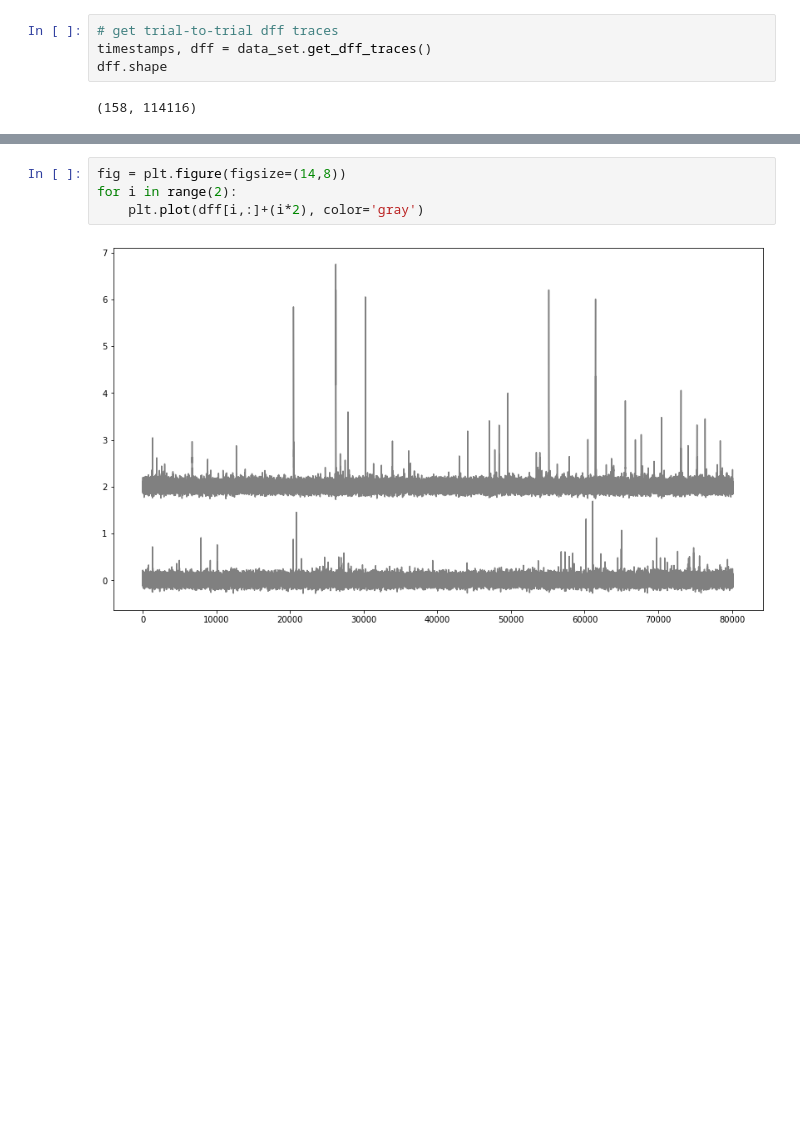
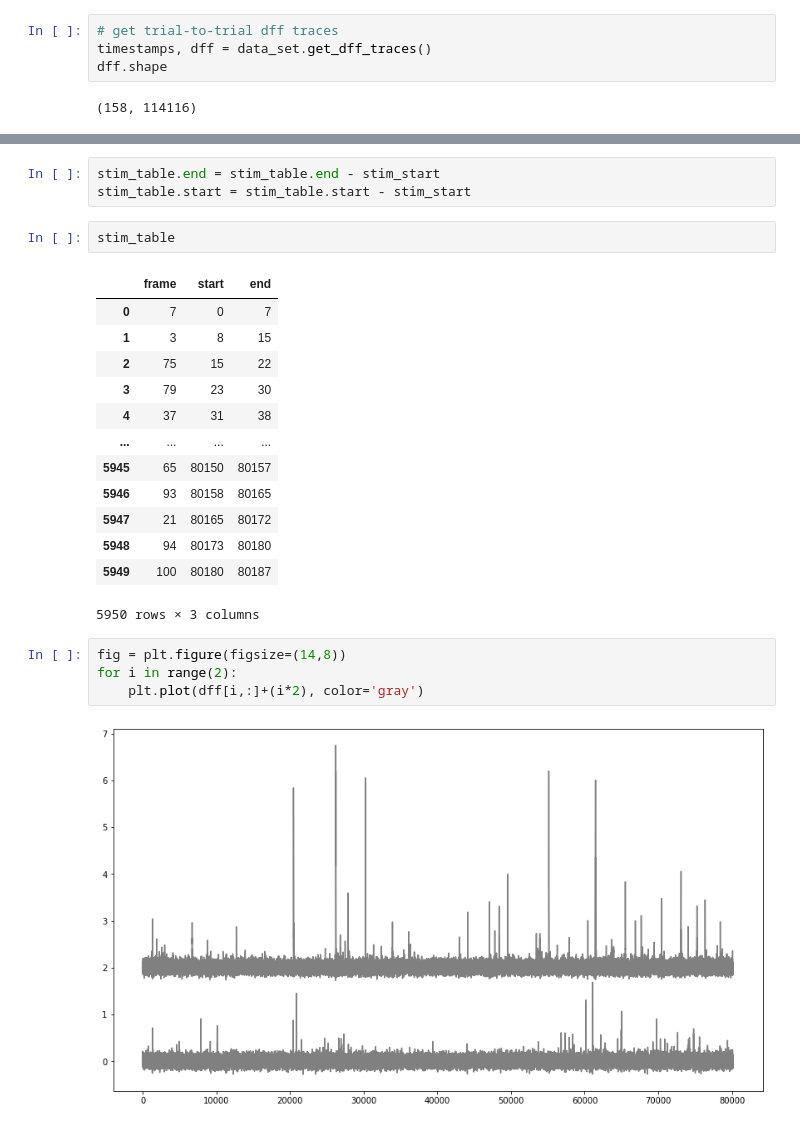
Before and after one commit to gabrieldrew/TReND-CaMinA-Project, a Jupyter notebook: code/dimensionality.ipynb, the cells around one changed output, grey strips where cells are left out. Saved outputs shown, nothing was run; the diff lists cells and outputs as text; blank space fills up the shorter version.

```diff
--- a/code/dimensionality.ipynb
+++ b/code/dimensionality.ipynb
@@ -156,3 +155,22 @@ dff.shape
+# %%
+stim_table.end = stim_table.end - stim_start
+stim_table.start = stim_table.start - stim_start
+# %%
+stim_table
+# %% [output]
+|  | frame | start | end |
+| 0 | 7 | 0 | 7 |
+| 1 | 3 | 8 | 15 |
+| 2 | 75 | 15 | 22 |
+| 3 | 79 | 23 | 30 |
+| 4 | 37 | 31 | 38 |
+| ... | ... | ... | ... |
+| 5945 | 65 | 80150 | 80157 |
+| 5946 | 93 | 80158 | 80165 |
+| 5947 | 21 | 80165 | 80172 |
+| 5948 | 94 | 80173 | 80180 |
+| 5949 | 100 | 80180 | 80187 |
+5950 rows × 3 columns
 # %%
 fig = plt.figure(figsize=(14,8))
 for i in range(2):
```
Also changed, not shown: parts of 4 cells of this notebook, 3 other files.
